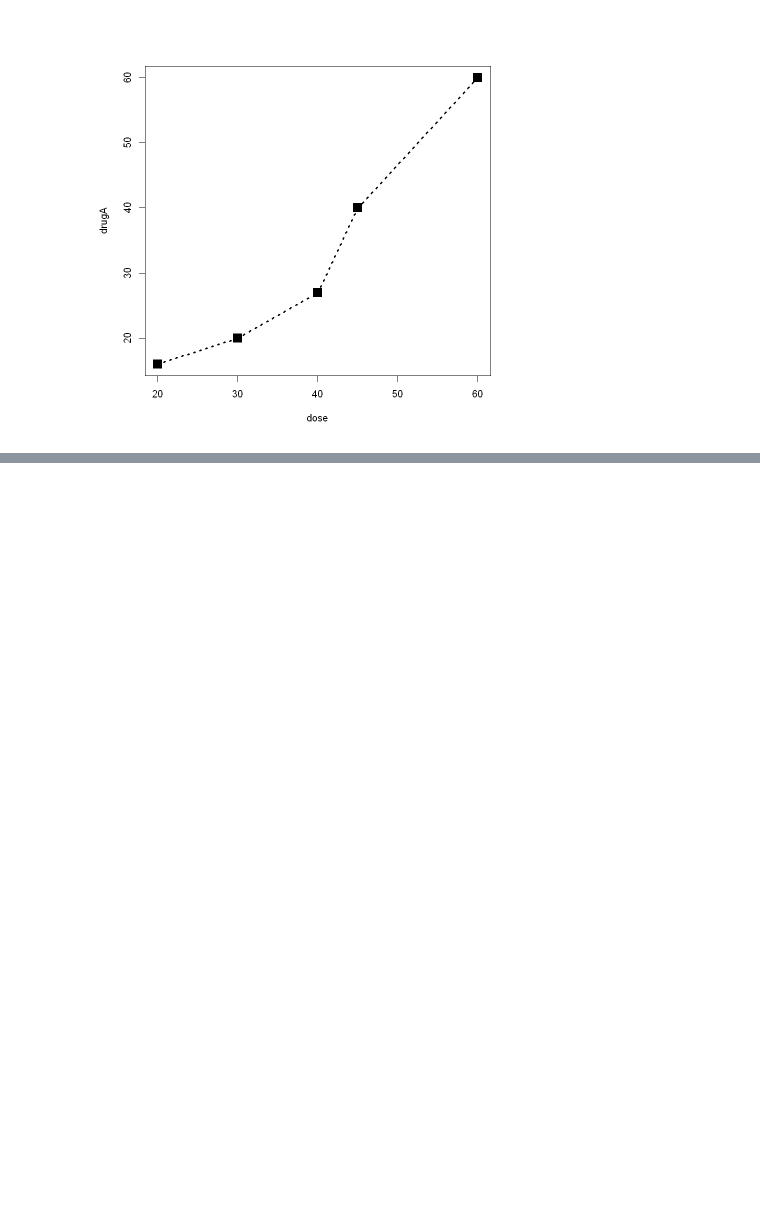
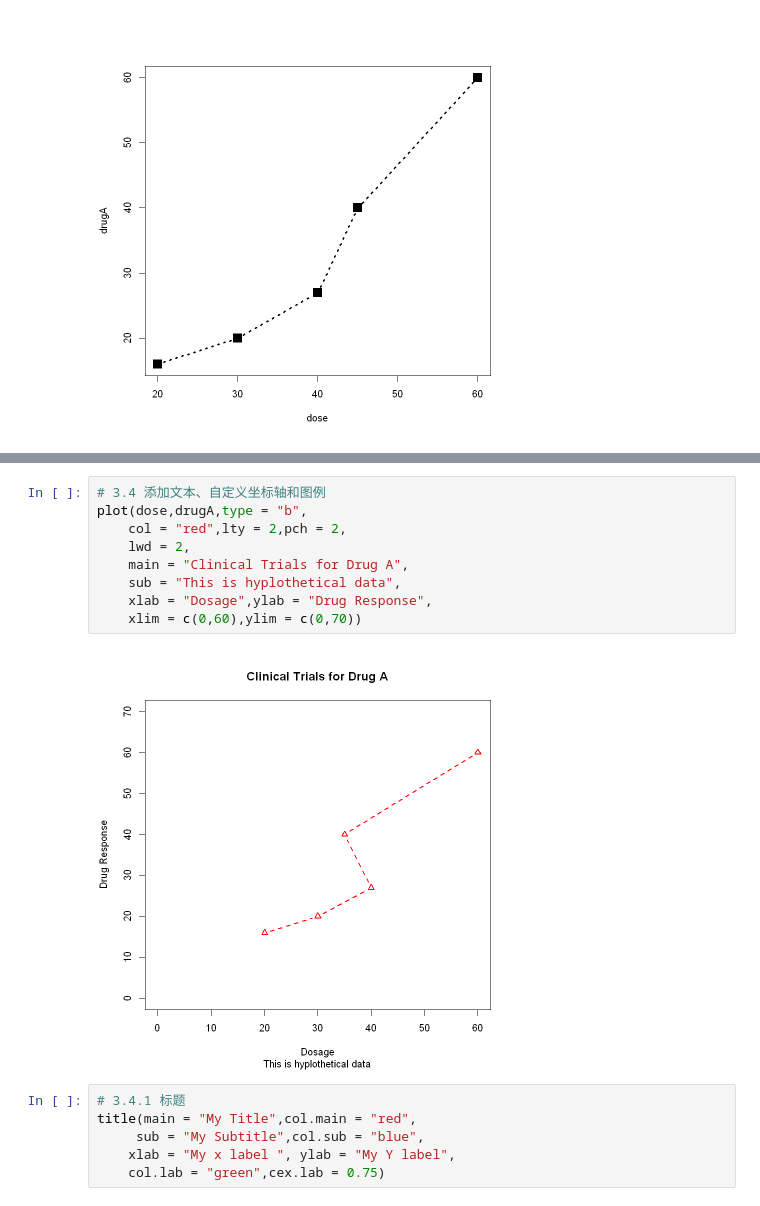
Before and after one commit to ruishuQU/R-IN-ACTION, a Jupyter notebook: code/ch03 图形初阶.ipynb, the cells around one changed output, grey strips where cells are left out. Cells and saved outputs as stored; diff of their text form; blank space fills up the shorter version.

```diff
--- a/code/ch03 图形初阶.ipynb
+++ b/code/ch03 图形初阶.ipynb
@@ -81,0 +120,17 @@ plot(dose,drugA,type = "b",lty = 3,lwd = 3,pch = 15,cex = 2)
+# %%
+# 3.4 添加文本、自定义坐标轴和图例
+plot(dose,drugA,type = "b",
+    col = "red",lty = 2,pch = 2,
+    lwd = 2,
+    main = "Clinical Trials for Drug A",
+    sub = "This is hyplothetical data",
+    xlab = "Dosage",ylab = "Drug Response",
+    xlim = c(0,60),ylim = c(0,70))
+# %% [output]
+[figure, added]
+# %%
+# 3.4.1 标题
+title(main = "My Title",col.main = "red",
+     sub = "My Subtitle",col.sub = "blue",
+    xlab = "My x label ", ylab = "My Y label",
+    col.lab = "green",cex.lab = 0.75)
```
Also changed, not shown: parts of 15 cells of this notebook.
